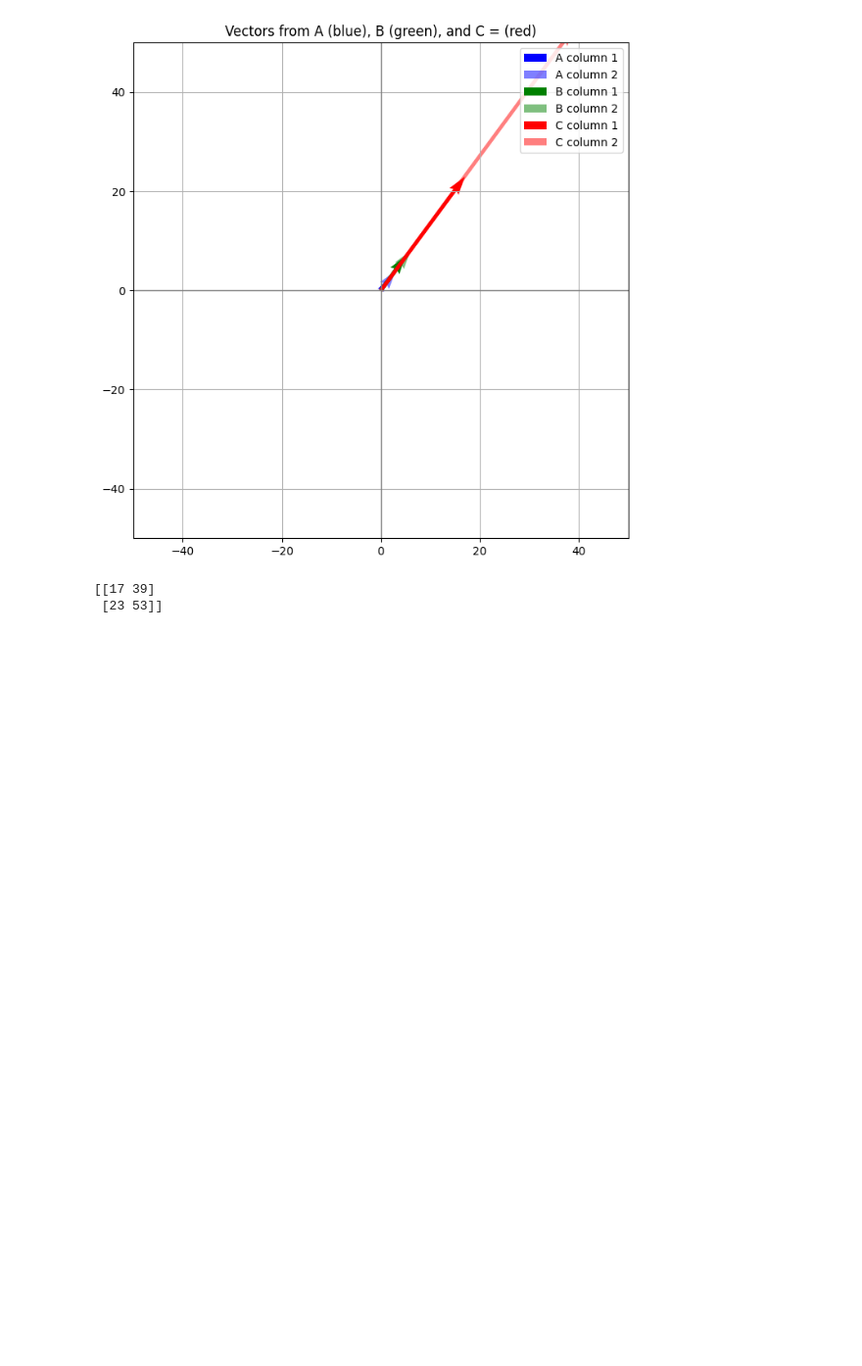
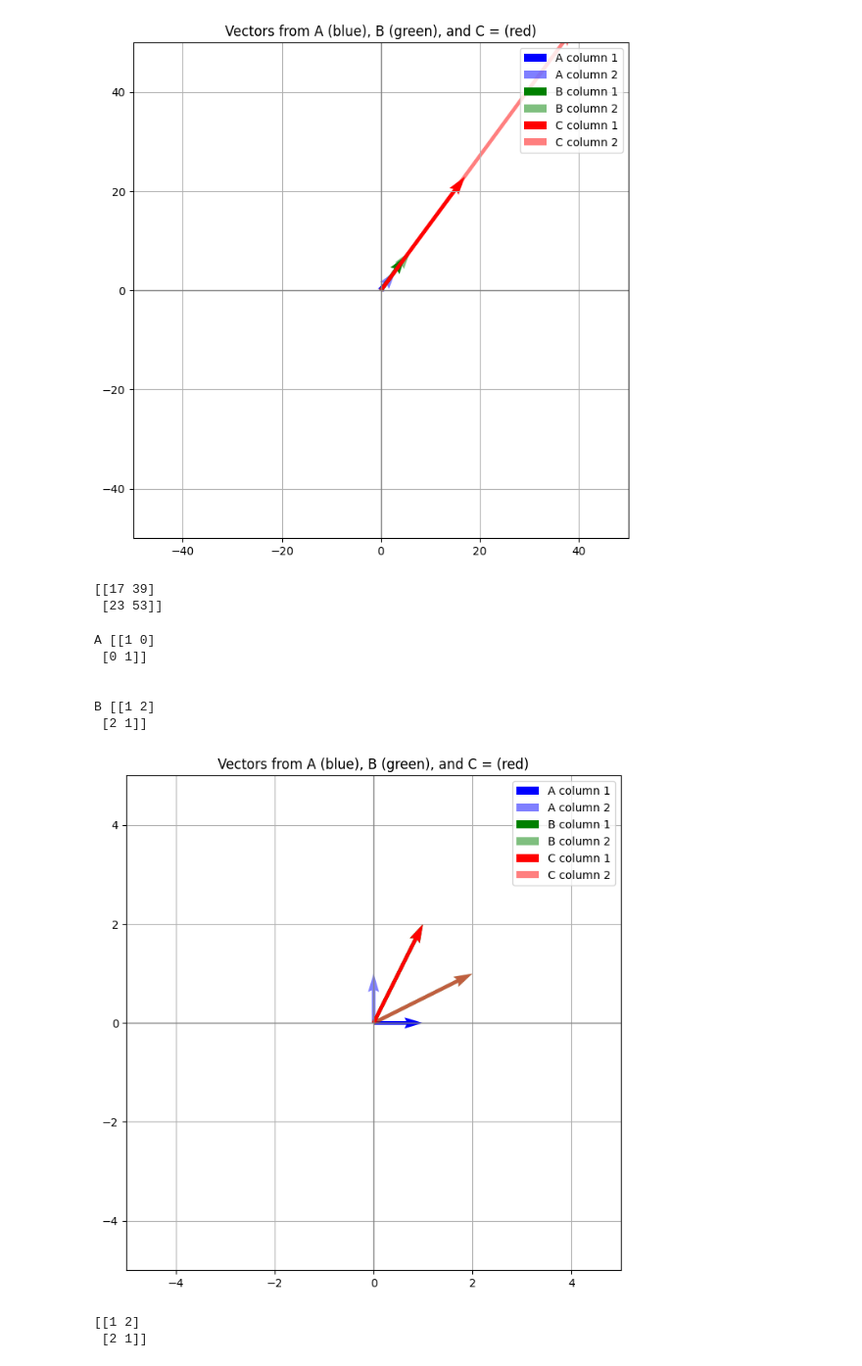
Before and after one commit to satishsharma27/Linear_Algebra, a Jupyter notebook: vector_visualization.ipynb, the cells around one changed output. Shown at 98% size. Drawn from its saved outputs; the diff is of its cells as text; code cells hidden in the pictures; blank space fills up the shorter version.

```diff
--- a/vector_visualization.ipynb
+++ b/vector_visualization.ipynb
@@ -413,3 +413,52 @@ visualize_matrix_multiplication_B_A(A,B)
 [figure]
 [[17 39]
  [23 53]]
+# %%
+A = np.array([[1,0],[0,1]])
+B = np.array([[1,2],[2,1]])
+
+print("A",A)
+print("\n")
+print("B",B)
+# %% [output]
+A [[1 0]
+ [0 1]]
+
+
+B [[1 2]
+ [2 1]]
+# %%
+
+    # Matrix multiplication
+    C = np.dot(A,B)
+
+    # Create the figure
+    plt.figure(figsize=(8, 8))
+    plt.axhline(0, color='gray', lw=1)
+    plt.axvline(0, color='gray', lw=1)
+
+    # Plot vectors from A
+    plt.quiver(0, 0, A[0,0], A[1,0], angles='xy', scale_units='xy', scale=1, color='blue', label='A column 1')
+    plt.quiver(0, 0, A[0,1], A[1,1], angles='xy', scale_units='xy', scale=1, color='blue', alpha=0.5, label='A column 2')
+
+    # Plot vectors from B
+    plt.quiver(0, 0, B[0,0], B[1,0], angles='xy', scale_units='xy', scale=1, color='green', label='B column 1')
+    plt.quiver(0, 0, B[0,1], B[1,1], angles='xy', scale_units='xy', scale=1, color='green', alpha=0.5, label='B column 2')
+
+    # Plot vectors from C
+    plt.quiver(0, 0, C[0,0], C[1,0], angles='xy', scale_units='xy', scale=1, color='red', label='C column 1')
+    plt.quiver(0, 0, C[0,1], C[1,1], angles='xy', scale_units='xy', scale=1, color='red', alpha=0.5, label='C column 2')
+
+    # Plot settings
+    plt.xlim(-5, 5)
+    plt.ylim(-5, 5)
+    plt.grid(True)
+    plt.gca().set_aspect('equal', adjustable='box')
+    plt.legend()
+    plt.title("Vectors from A (blue), B (green), and C = (red)")
+    plt.show()
+    print(C)
+# %% [output]
+[figure, added]
+[[1 2]
+ [2 1]]
```
Also changed, not shown: parts of 1 cell of this notebook.
